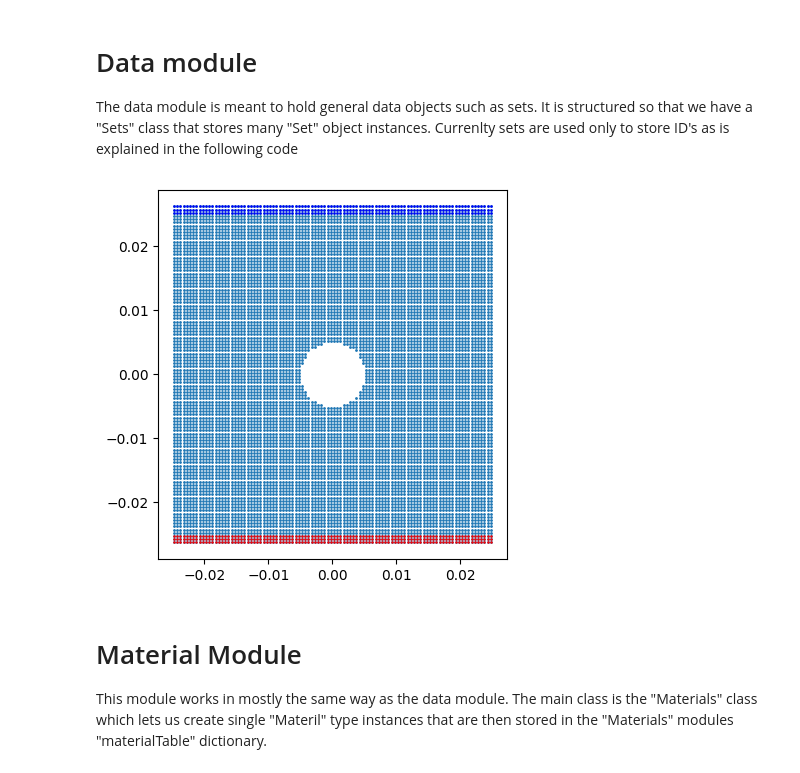
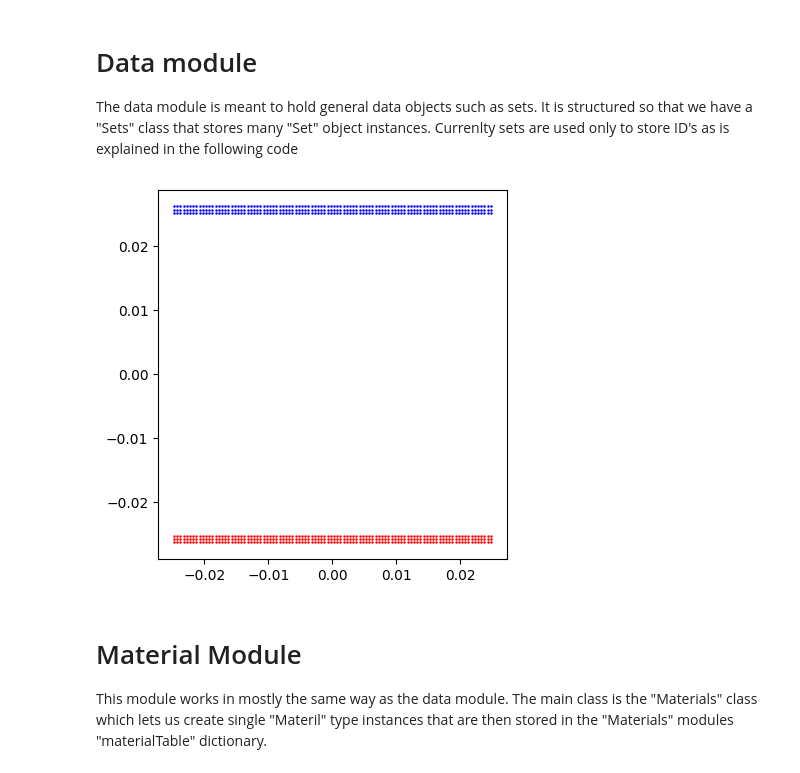
Before and after one commit to fjerenec/Verse2, a Jupyter notebook: main/testing.ipynb, the cells around one changed output. Drawn from its saved outputs; the diff is of its cells as text; code cells hidden in the pictures.

```diff
--- a/main/testing.ipynb
+++ b/main/testing.ipynb
@@ -95,13 +97,13 @@ SetIDs2 = model0.Geometry.sets.setTable["TestSet2"].get_data()
 # %%
 # Graphical representation of the plate with a hole. The blue points are the points in the first set and the red points are from the second set.
 fig = plt.figure()
 ax = fig.add_subplot()
-ax.scatter(coordVec[:,0],coordVec[:,1],s =1)
+# ax.scatter(coordVec[:,0],coordVec[:,1],s =1)
 ax.scatter(coordVec[SetIDs,0],coordVec[SetIDs,1],s=0.6,c = "r")
 ax.scatter(coordVec[SetIDs2,0],coordVec[SetIDs2,1],s=0.6,c = "b")
 ax.set_aspect(1)
 # %% [output]
-[figure, old version]
+[figure, new version]
 # %% [markdown]
 # Material Module
 
```
Also changed, not shown: parts of 15 cells of this notebook, 6 other files.
